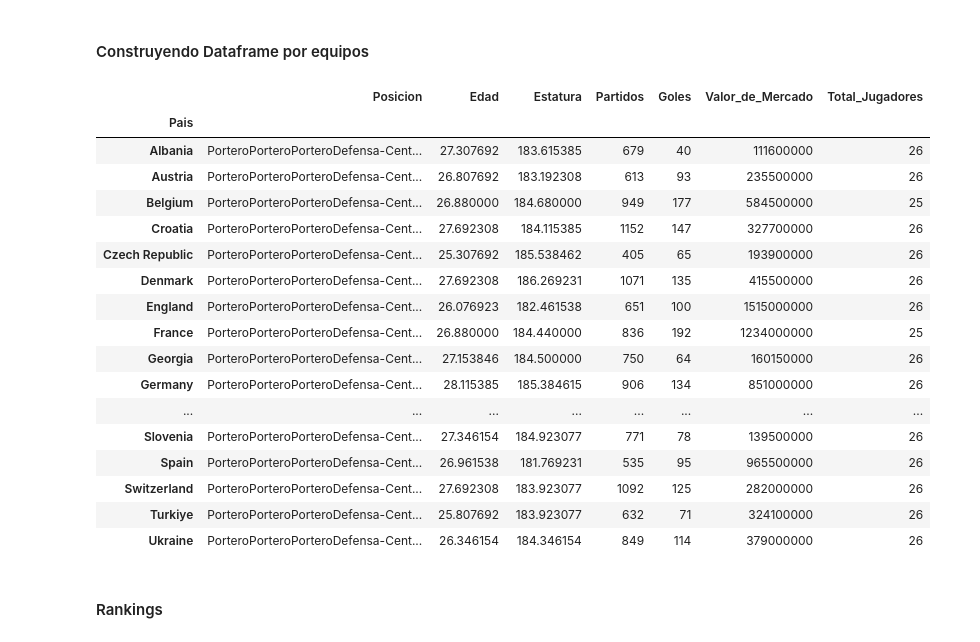
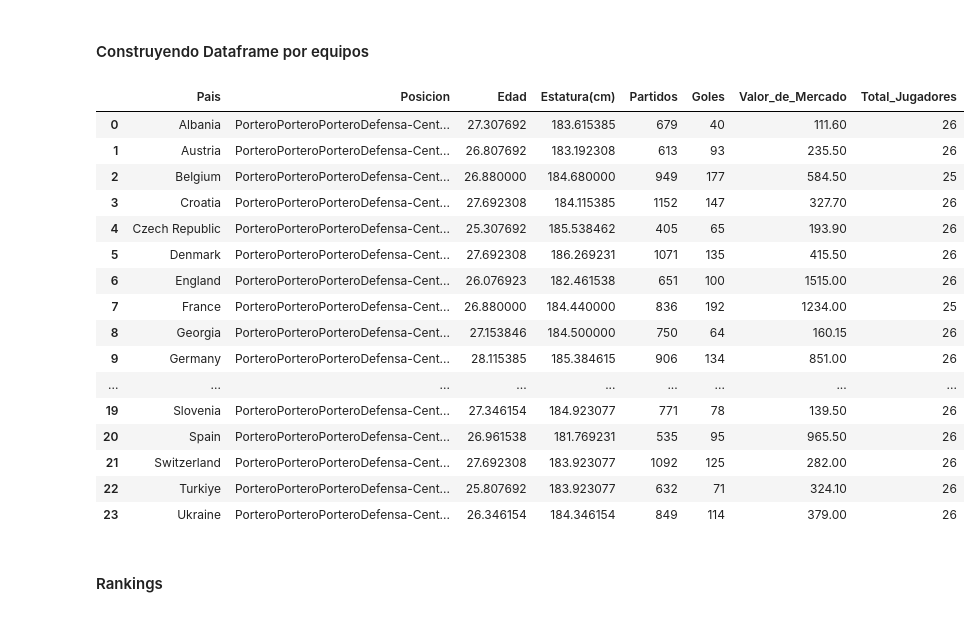
Before and after one commit to rdanbaro/Analisis-Euro, a Jupyter notebook: analisys.ipynb, the cells around one changed output. Drawn from its saved outputs; the diff is of its cells as text; code cells hidden in the pictures.

```diff
--- a/analisys.ipynb
+++ b/analisys.ipynb
@@ -41,7 +60,7 @@ data = (
         'Position' : 'Posicion',
         'Age' : 'Edad',
         'Club' : 'Club',
-        'Height' : 'Estatura',
+        'Height' : 'Estatura(cm)',
         'Foot' : 'Pierna_Dom',
         'Caps' : 'Partidos',
         'Goals' : 'Goles',
@@ -204,37 +204,41 @@ data.select_columns(["Nombre", 'Valor_de_Mercado' ]).sort_values('Valor_de_Merca
 # %%
 data_equipos = (
 
     data.groupby(['Pais'])
     .sum()
     .drop(columns=['Nombre', 'Pierna_Dom', 'Club'])
     .assign(Total_Jugadores= data['Pais'].value_counts())
+    .reset_index()
+    .transform_column(
+        column_name = 'Valor_de_Mercado',
+        function = lambda x: round(x/1000000, 2)
+    )
                 )
 
 data_equipos['Edad'] = data_equipos['Edad']/data_equipos['Total_Jugadores']
 
-data_equipos['Estatura'] = data_equipos['Estatura']/data_equipos['Total_Jugadores']
+data_equipos['Estatura(cm)'] = data_equipos['Estatura(cm)']/data_equipos['Total_Jugadores']
 
 
 data_equipos
 # %% [output]
-|  | Posicion | Edad | Estatura | Partidos | Goles | Valor_de_Mercado | Total_Jugadores |
-| Pais |  |  |  |  |  |  |  |
-| Albania | PorteroPorteroPorteroDefensa-Cent... | 27.307692 | 183.615385 | 679 | 40 | 111600000 | 26 |
-| Austria | PorteroPorteroPorteroDefensa-Cent... | 26.807692 | 183.192308 | 613 | 93 | 235500000 | 26 |
-| Belgium | PorteroPorteroPorteroDefensa-Cent... | 26.880000 | 184.680000 | 949 | 177 | 584500000 | 25 |
-| Croatia | PorteroPorteroPorteroDefensa-Cent... | 27.692308 | 184.115385 | 1152 | 147 | 327700000 | 26 |
-| Czech Republic | PorteroPorteroPorteroDefensa-Cent... | 25.307692 | 185.538462 | 405 | 65 | 193900000 | 26 |
-| Denmark | PorteroPorteroPorteroDefensa-Cent... | 27.692308 | 186.269231 | 1071 | 135 | 415500000 | 26 |
-| England | PorteroPorteroPorteroDefensa-Cent... | 26.076923 | 182.461538 | 651 | 100 | 1515000000 | 26 |
-| France | PorteroPorteroPorteroDefensa-Cent... | 26.880000 | 184.440000 | 836 | 192 | 1234000000 | 25 |
-| Georgia | PorteroPorteroPorteroDefensa-Cent... | 27.153846 | 184.500000 | 750 | 64 | 160150000 | 26 |
-| Germany | PorteroPorteroPorteroDefensa-Cent... | 28.115385 | 185.384615 | 906 | 134 | 851000000 | 26 |
-| ... | ... | ... | ... | ... | ... | ... | ... |
-| Slovenia | PorteroPorteroPorteroDefensa-Cent... | 27.346154 | 184.923077 | 771 | 78 | 139500000 | 26 |
-| Spain | PorteroPorteroPorteroDefensa-Cent... | 26.961538 | 181.769231 | 535 | 95 | 965500000 | 26 |
-| Switzerland | PorteroPorteroPorteroDefensa-Cent... | 27.692308 | 183.923077 | 1092 | 125 | 282000000 | 26 |
-| Turkiye | PorteroPorteroPorteroDefensa-Cent... | 25.807692 | 183.923077 | 632 | 71 | 324100000 | 26 |
-| Ukraine | PorteroPorteroPorteroDefensa-Cent... | 26.346154 | 184.346154 | 849 | 114 | 379000000 | 26 |
+|  | Pais | Posicion | Edad | Estatura(cm) | Partidos | Goles | Valor_de_Mercado | Total_Jugadores |
+| 0 | Albania | PorteroPorteroPorteroDefensa-Cent... | 27.307692 | 183.615385 | 679 | 40 | 111.60 | 26 |
+| 1 | Austria | PorteroPorteroPorteroDefensa-Cent... | 26.807692 | 183.192308 | 613 | 93 | 235.50 | 26 |
+| 2 | Belgium | PorteroPorteroPorteroDefensa-Cent... | 26.880000 | 184.680000 | 949 | 177 | 584.50 | 25 |
+| 3 | Croatia | PorteroPorteroPorteroDefensa-Cent... | 27.692308 | 184.115385 | 1152 | 147 | 327.70 | 26 |
+| 4 | Czech Republic | PorteroPorteroPorteroDefensa-Cent... | 25.307692 | 185.538462 | 405 | 65 | 193.90 | 26 |
+| 5 | Denmark | PorteroPorteroPorteroDefensa-Cent... | 27.692308 | 186.269231 | 1071 | 135 | 415.50 | 26 |
+| 6 | England | PorteroPorteroPorteroDefensa-Cent... | 26.076923 | 182.461538 | 651 | 100 | 1515.00 | 26 |
+| 7 | France | PorteroPorteroPorteroDefensa-Cent... | 26.880000 | 184.440000 | 836 | 192 | 1234.00 | 25 |
+| 8 | Georgia | PorteroPorteroPorteroDefensa-Cent... | 27.153846 | 184.500000 | 750 | 64 | 160.15 | 26 |
+| 9 | Germany | PorteroPorteroPorteroDefensa-Cent... | 28.115385 | 185.384615 | 906 | 134 | 851.00 | 26 |
+| ... | ... | ... | ... | ... | ... | ... | ... | ... |
+| 19 | Slovenia | PorteroPorteroPorteroDefensa-Cent... | 27.346154 | 184.923077 | 771 | 78 | 139.50 | 26 |
+| 20 | Spain | PorteroPorteroPorteroDefensa-Cent... | 26.961538 | 181.769231 | 535 | 95 | 965.50 | 26 |
+| 21 | Switzerland | PorteroPorteroPorteroDefensa-Cent... | 27.692308 | 183.923077 | 1092 | 125 | 282.00 | 26 |
+| 22 | Turkiye | PorteroPorteroPorteroDefensa-Cent... | 25.807692 | 183.923077 | 632 | 71 | 324.10 | 26 |
+| 23 | Ukraine | PorteroPorteroPorteroDefensa-Cent... | 26.346154 | 184.346154 | 849 | 114 | 379.00 | 26 |
 # %% [markdown]
 #### Rankings
 # %% [markdown]
```
Also changed, not shown: parts of 23 cells of this notebook.
